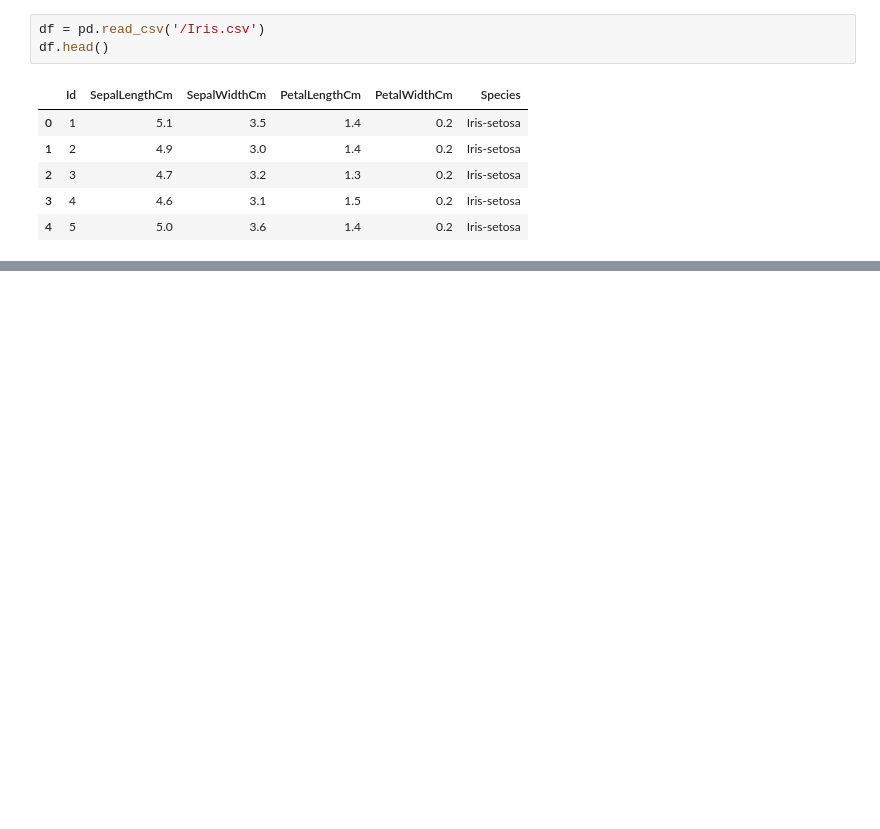
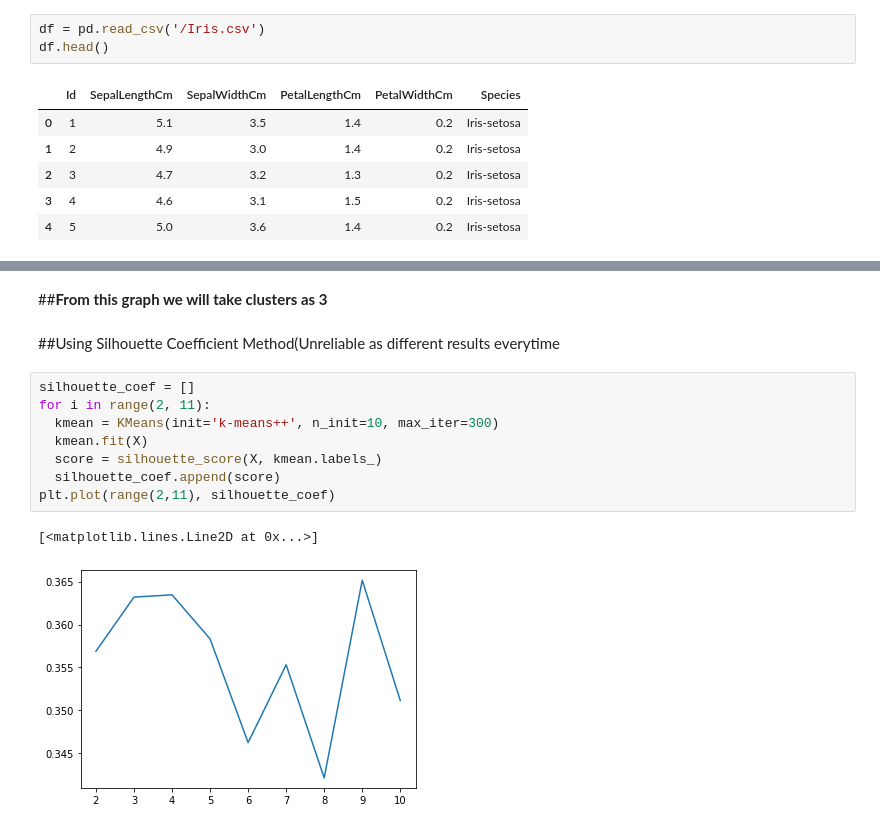
Before and after one commit to sury1999/Data-Analysis-Projects, a Jupyter notebook: Grip_Task2_Optimal_Cluster.ipynb, the cells around one changed output, grey strips where cells are left out. Cells and saved outputs as stored; diff of their text form; blank space fills up the shorter version.

```diff
--- a/Grip_Task2_Optimal_Cluster.ipynb
+++ b/Grip_Task2_Optimal_Cluster.ipynb
@@ -46,0 +41,15 @@ array([[5.1, 3.5, 1.4, 0.2],
+# %% [markdown]
+##**From this graph we will take clusters as 3**
+# %% [markdown]
+##Using Silhouette Coefficient Method(Unreliable as different results everytime
+# %%
+silhouette_coef = []
+for i in range(2, 11):
+  kmean = KMeans(init='k-means++', n_init=10, max_iter=300)
+  kmean.fit(X)
+  score = silhouette_score(X, kmean.labels_)
+  silhouette_coef.append(score)
+plt.plot(range(2,11), silhouette_coef)
+# %% [output]
+[<matplotlib.lines.Line2D at 0x...>]
+[figure, added]
```
Also changed, not shown: parts of 4 cells of this notebook.
